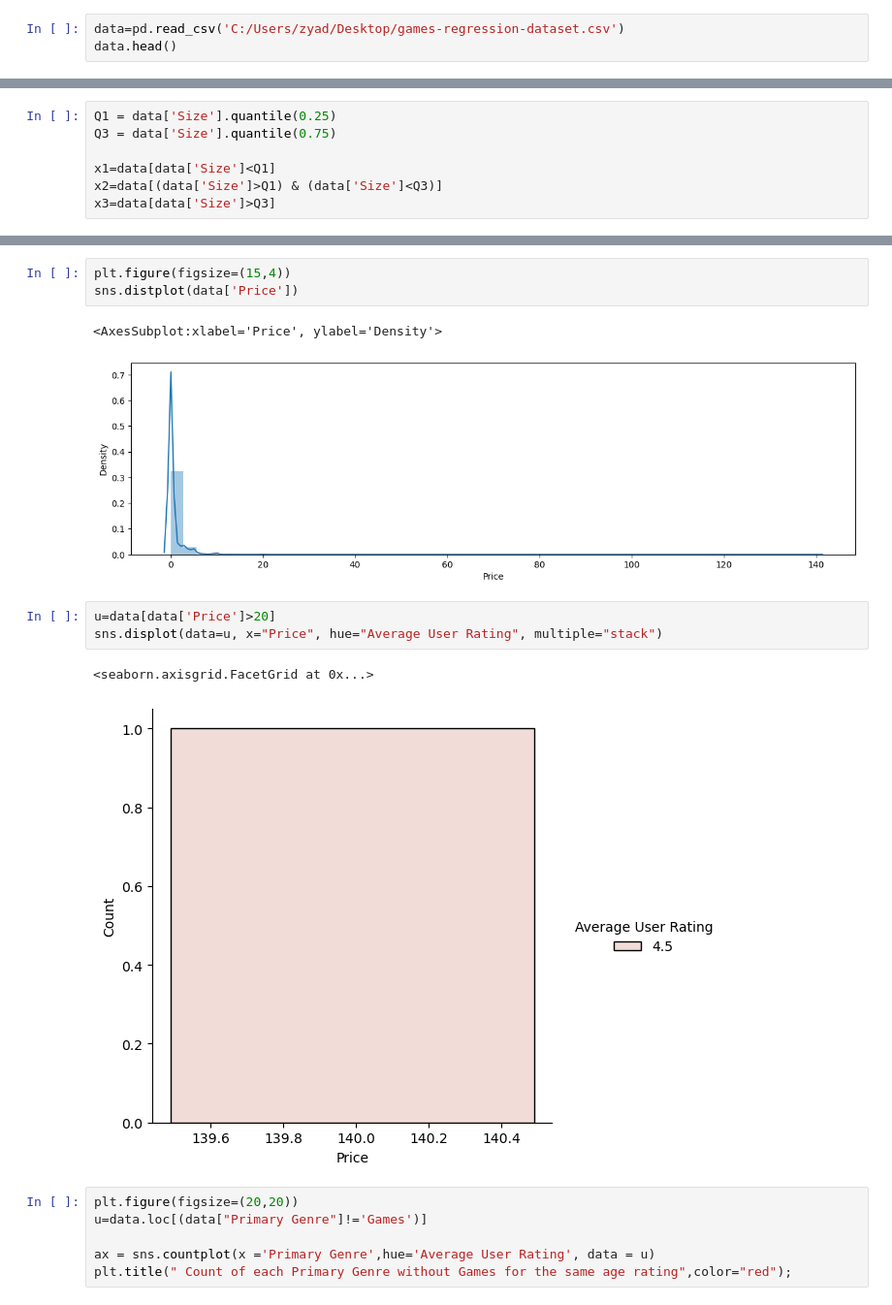
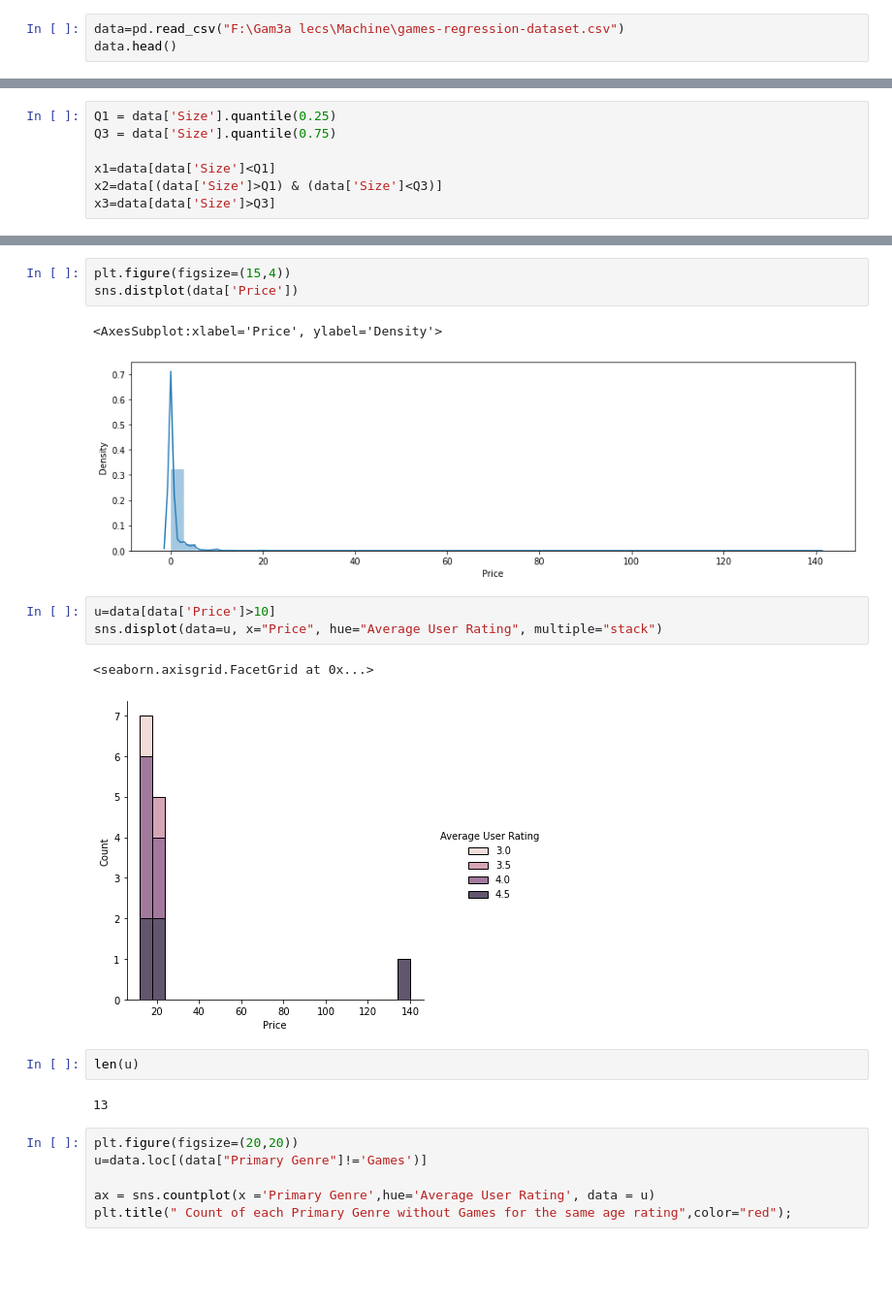
Before and after one commit to ahmedYasserM/Game-Application-Success-Prediction, a Jupyter notebook: game_project.ipynb, the cells around one changed output, grey strips where cells are left out. Shown: that part at 97% size. Saved outputs shown, nothing was run; the diff lists cells and outputs as text; blank space fills up the shorter version.

```diff
--- a/game_project.ipynb
+++ b/game_project.ipynb
@@ -4,7 +6,7 @@ import numpy as np
 import matplotlib.pyplot as plt
 import seaborn as sns
 # %%
-data=pd.read_csv('C:/Users/zyad/Desktop/games-regression-dataset.csv')
+data=pd.read_csv("F:\Gam3a lecs\Machine\games-regression-dataset.csv")
 data.head()
 # %% [output]
 |  | URL | ID | Name | Subtitle | Icon URL | User Rating Count | Price | In-app Purchases | ... |
@@ -131,13 +135,17 @@ plt.figure(figsize=(15,4))
 sns.distplot(data['Price'])
 # %% [output]
 <AxesSubplot:xlabel='Price', ylabel='Density'>
-[figure, old version]
+[figure, new version]
 # %%
-u=data[data['Price']>20]
+u=data[data['Price']>10]
 sns.displot(data=u, x="Price", hue="Average User Rating", multiple="stack")
 # %% [output]
 <seaborn.axisgrid.FacetGrid at 0x...>
-[figure, old version]
+[figure, new version]
+# %%
+len(u)
+# %% [output]
+13
 # %%
 plt.figure(figsize=(20,20))
 u=data.loc[(data["Primary Genre"]!='Games')]
```
Also changed, not shown: parts of 31 cells of this notebook.
